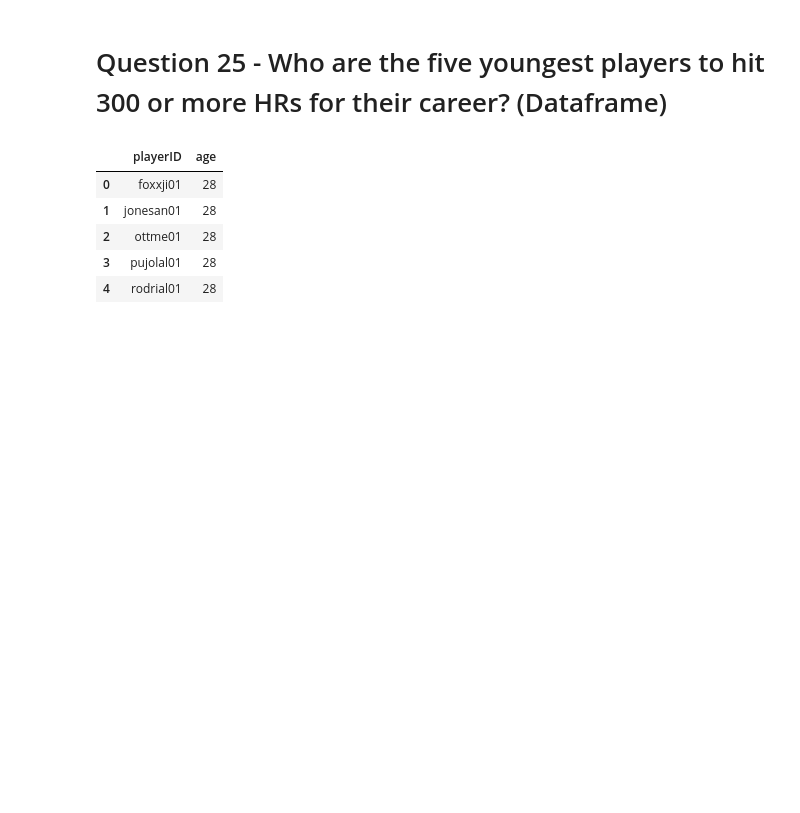
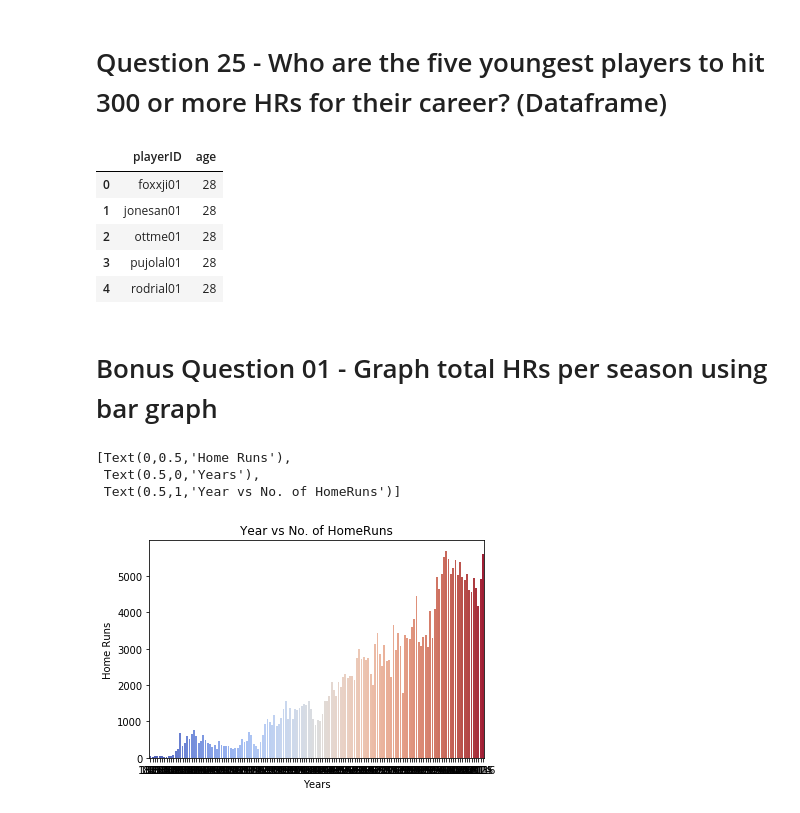
Before and after one commit to vvajramani/Pandas-DataManipulation, a Jupyter notebook: Project 01 - VyasarajVajramani.ipynb, the cells around one changed output. Saved outputs shown, nothing was run; the diff lists cells and outputs as text; code cells hidden in the pictures; blank space fills up the shorter version.

```diff
--- a/Project 01 - VyasarajVajramani.ipynb
+++ b/Project 01 - VyasarajVajramani.ipynb
@@ -456,3 +456,5 @@ pd.DataFrame(sorted_age[:5],columns=["playerID","age"])
 | 2 | ottme01 | 28 |
 | 3 | pujolal01 | 28 |
 | 4 | rodrial01 | 28 |
+# %% [markdown]
+# Bonus Question 01 - Graph total HRs per season using bar graph
@@ -458,0 +464,12 @@ pd.DataFrame(sorted_age[:5],columns=["playerID","age"])
+# %%
+yearHR = df
+yearHR = yearHR.groupby('yearID').sum()
+HRs = list(yearHR['HR'])
+years = list(yearHR.index)
+fig = sns.barplot(years,HRs,palette='coolwarm')
+fig.set(xlabel = 'Years', ylabel = 'Home Runs', title ='Year vs No. of HomeRuns')
+# %% [output]
+[Text(0,0.5,'Home Runs'),
+ Text(0.5,0,'Years'),
+ Text(0.5,1,'Year vs No. of HomeRuns')]
+[figure, added]
```
Also changed, not shown: parts of 3 cells of this notebook.
